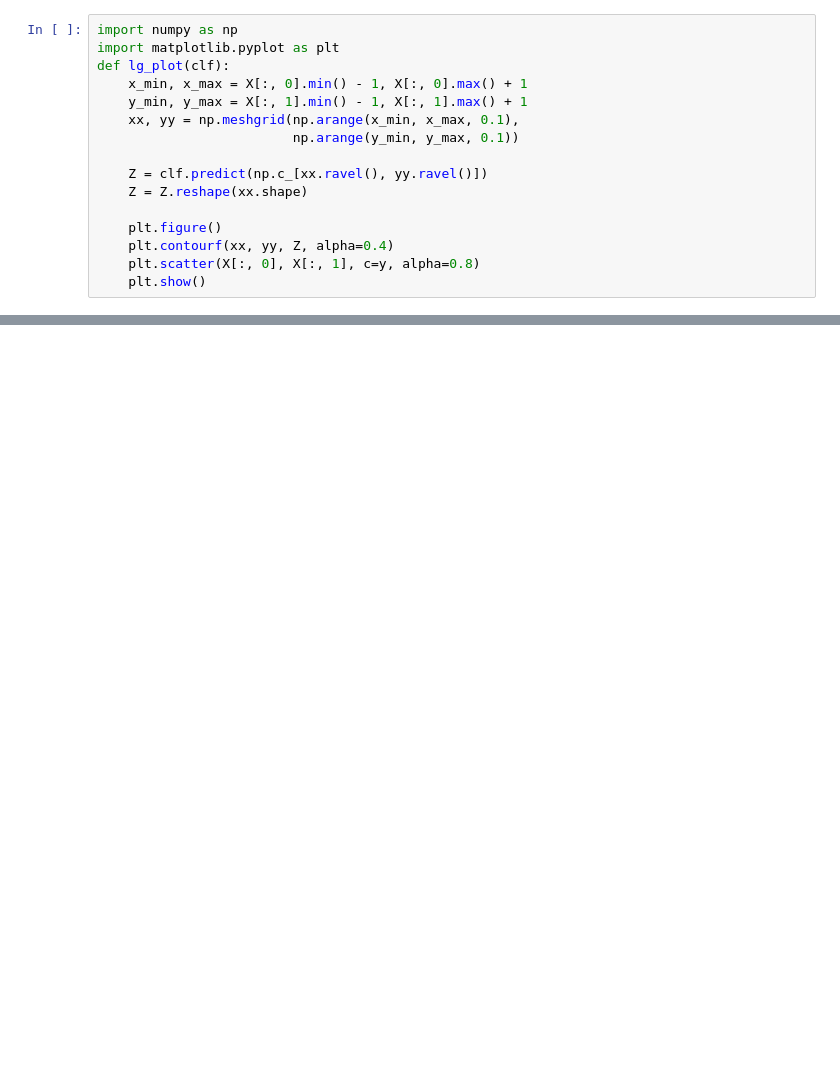
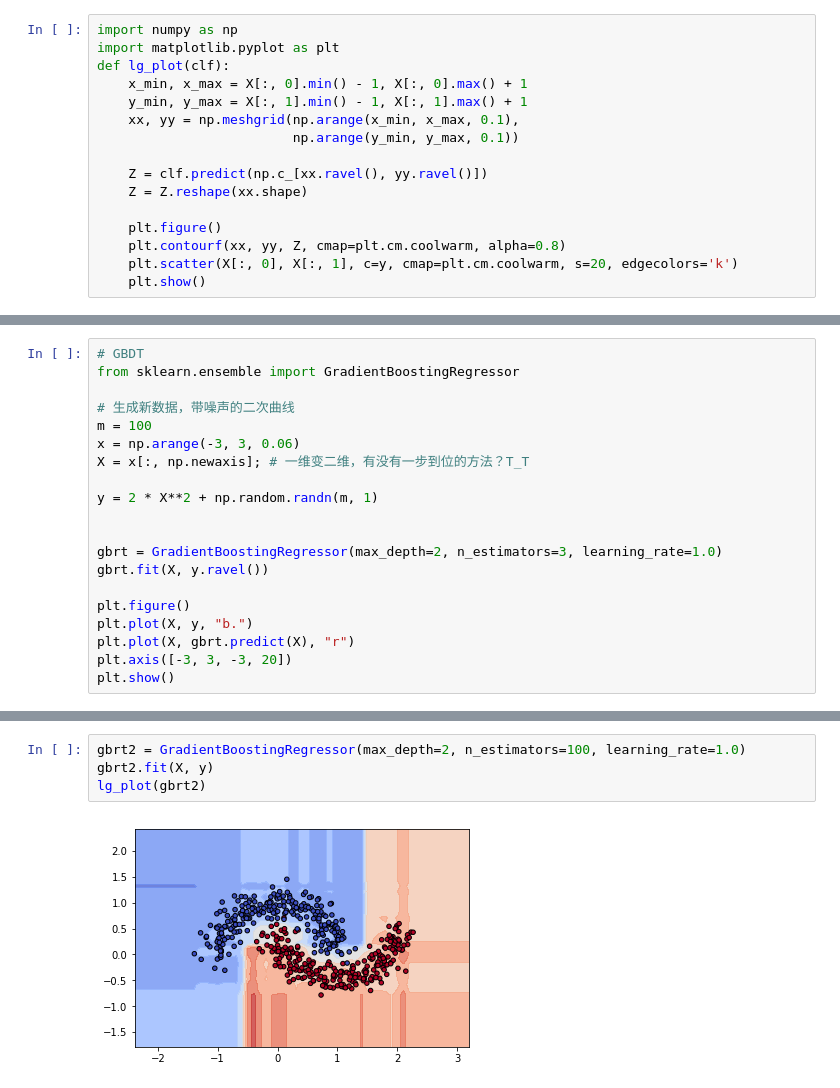
Before and after one commit to ligang945/hands_on_machine_learning_with_scikit_learn_and_tensorflow, a Jupyter notebook: ch7 ensemble.ipynb, the cells around one changed output, grey strips where cells are left out. Cells and saved outputs as stored; diff of their text form; blank space fills up the shorter version.

```diff
--- a/ch7 ensemble.ipynb
+++ b/ch7 ensemble.ipynb
@@ -11,8 +11,8 @@ def lg_plot(clf):
     Z = Z.reshape(xx.shape)
 
     plt.figure()
-    plt.contourf(xx, yy, Z, alpha=0.4)
-    plt.scatter(X[:, 0], X[:, 1], c=y, alpha=0.8)
+    plt.contourf(xx, yy, Z, cmap=plt.cm.coolwarm, alpha=0.8)
+    plt.scatter(X[:, 0], X[:, 1], c=y, cmap=plt.cm.coolwarm, s=20, edgecolors='k')
     plt.show()
 # %%
 from sklearn.ensemble import RandomForestClassifier
@@ -82,0 +131,20 @@ print(bag_clf.oob_decision_function_)
+# %%
+# GBDT
+from sklearn.ensemble import GradientBoostingRegressor
+
+# 生成新数据，带噪声的二次曲线
+m = 100
+x = np.arange(-3, 3, 0.06)
+X = x[:, np.newaxis]; # 一维变二维，有没有一步到位的方法？T_T
+
+y = 2 * X**2 + np.random.randn(m, 1)
+
+
+gbrt = GradientBoostingRegressor(max_depth=2, n_estimators=3, learning_rate=1.0)
+gbrt.fit(X, y.ravel())
+
+plt.figure()
+plt.plot(X, y, "b.")
+plt.plot(X, gbrt.predict(X), "r")
+plt.axis([-3, 3, -3, 20])
+plt.show()
@@ -82,0 +153,6 @@ print(bag_clf.oob_decision_function_)
+# %%
+gbrt2 = GradientBoostingRegressor(max_depth=2, n_estimators=100, learning_rate=1.0)
+gbrt2.fit(X, y)
+lg_plot(gbrt2)
+# %% [output]
+[figure, added]
```
Also changed, not shown: parts of 10 cells of this notebook.
